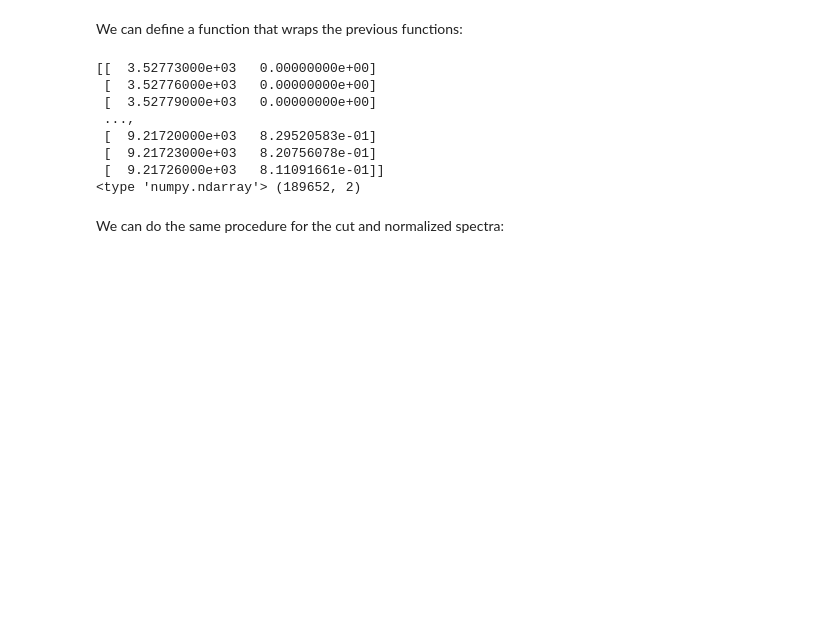
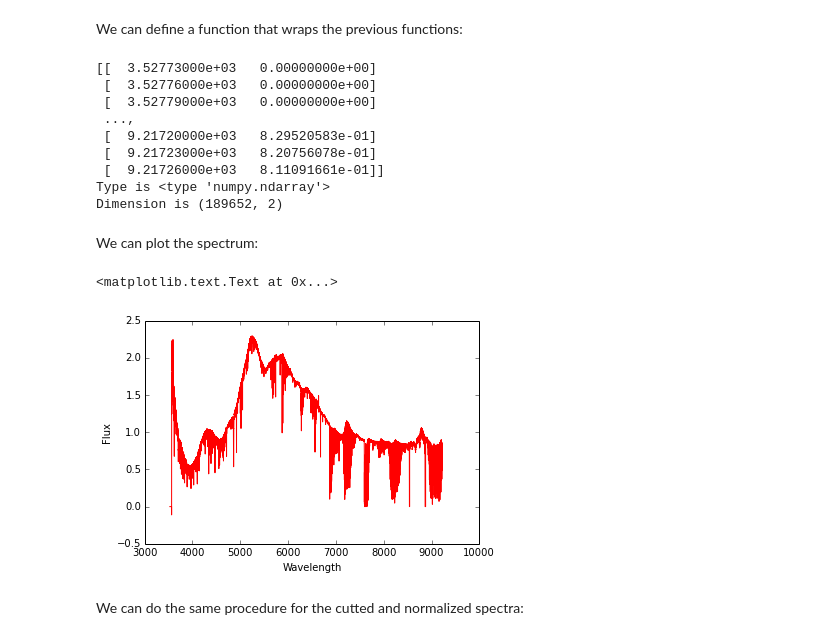
Before and after one commit to gabraganca/S4, a Jupyter notebook: notebooks/load-spectrum-FITS.ipynb, the cells around one changed output. Cells and saved outputs as stored; diff of their text form; code cells hidden in the pictures; blank space fills up the shorter version.

```diff
--- a/notebooks/load-spectrum-FITS.ipynb
+++ b/notebooks/load-spectrum-FITS.ipynb
@@ -127,7 +127,7 @@ print type(wave_array)
 # %% [markdown]
 We can define a function that wraps the previous functions:
 # %%
-def get_spectrum(fname):
+def load_spectrum(fname):
     """
     Loads the spectrum in FITS format to a numpy.darray.
 
@@ -150,9 +150,9 @@ def get_spectrum(fname):
     flux = spec_FITS[0].data
 
     #Obtain parameters for wavelength determination from header
-    ref_pixel = origin_spec[0].header['CRPIX1']       #Reference pixel
-    coord_ref_pixel = origin_spec[0].header['CRVAL1'] #Wavelength at reference pixel
-    wave_pixel = origin_spec[0].header['CDELT1']      #Wavelength per pixel
+    ref_pixel = spec_FITS[0].header['CRPIX1']       #Reference pixel
+    coord_ref_pixel = spec_FITS[0].header['CRVAL1'] #Wavelength at reference pixel
+    wave_pixel = spec_FITS[0].header['CDELT1']      #Wavelength per pixel
 
     #Get starting wavelength
     wstart = get_wstart(ref_pixel, coord_ref_pixel, wave_pixel)
@@ -162,9 +162,10 @@ def get_spectrum(fname):
 
     return np.dstack((wave, flux))[0]
 # %%
-full_spec = get_spectrum('HD74575_f09601.fits')
+full_spec = load_spectrum('HD74575_f09601.fits')
 print full_spec
-print type(full_spec), full_spec.shape
+print "Type is", type(full_spec)
+print "Dimension is", full_spec.shape
 # %% [output]
 [[  3.52773000e+03   0.00000000e+00]
  [  3.52776000e+03   0.00000000e+00]
@@ -173,7 +174,17 @@ print type(full_spec), full_spec.shape
  [  9.21720000e+03   8.29520583e-01]
  [  9.21723000e+03   8.20756078e-01]
  [  9.21726000e+03   8.11091661e-01]]
-<type 'numpy.ndarray'> (189652, 2)
+Type is <type 'numpy.ndarray'>
+Dimension is (189652, 2)
+# %% [markdown]
+We can plot the spectrum:
+# %%
+plt.plot(full_spec[:, 0], full_spec[:, 1], 'r-')
+plt.xlabel('Wavelength')
+plt.ylabel('Flux')
+# %% [output]
+<matplotlib.text.Text at 0x...>
+[figure, added]
 # %% [markdown]
-We can do the same procedure for the cut and normalized spectra:
+We can do the same procedure for the cutted and normalized spectra:
 # %%
```
Also changed, not shown: parts of 6 cells of this notebook.
